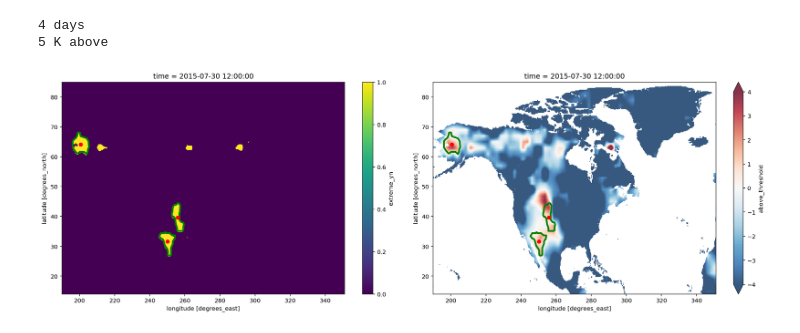
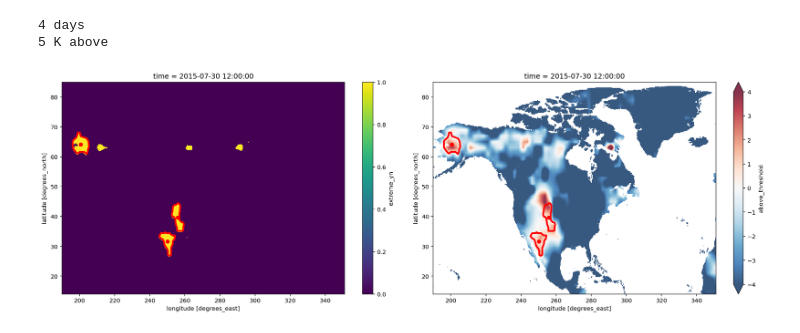
Before and after one commit to KorayKinik/heat-extremes-CMIP6, a Jupyter notebook: koray/bounding_contours.ipynb, the cells around one changed output. Drawn from its saved outputs; the diff is of its cells as text; code cells hidden in the pictures.

```diff
--- a/koray/bounding_contours.ipynb
+++ b/koray/bounding_contours.ipynb
@@ -130,7 +130,7 @@ class Contour():
 
 def find_contours(arr2d: np.array,
                   convex:bool=False,
-                  min_area:int=50) -> List[np.array]:
+                  min_area:int=150) -> List[np.array]:
     """Encapsulate islands of 1s and return contours, [(i,j),(..),].
     input:  day-slice of a dataset tasmax dataarray
     output: list of contours (np.arrays)"""
@@ -160,35 +160,35 @@ idx = 210
 
 # create plot(s)
 fig, (ax1, ax2) = plt.subplots(1,2, figsize=(18,6))
 
 # store some meta data for easy access
 dr = pd.DatetimeIndex(ds['time'].dt.floor('D').values.astype('str'))
 day = dr[idx].strftime("%Y-%m-%d")
 tasmax = ds['tasmax'].sel(time=day)
 tdiff = ds['above_threshold'].sel(time=day)
 extreme = ds['extreme_yn'].sel(time=day)
 
 im1 = extreme.squeeze().plot.imshow(ax=ax1)
 im2 = tdiff.squeeze().plot.imshow(ax=ax2, cmap='RdBu_r', vmin=4, vmax=-4, alpha=0.8)
 
 # find bounding contours
 arr2d = extreme.values[0]
 contours = find_contours(arr2d, convex=CONVEX, min_area=MIN_AREA)
 
 # add these patches on the plot(s)
 patches = [Polygon(c.projected.squeeze(), True) for c in contours]
 
-args = dict(edgecolors=("g",), linewidths=(3,), facecolor="none",)
+args = dict(edgecolors=("r",), linewidths=(3,), facecolor="none",)
 p = PatchCollection(patches, **args)
 ax1.add_collection(p)
 [ax1.scatter(x=c.center[0], y=c.center[1], c='r') for c in contours]
 p = PatchCollection(patches, **args)
 ax2.add_collection(p)
 [ax2.scatter(x=c.center[0], y=c.center[1], c='r') for c in contours]
 
 fig.tight_layout()
 # %% [output]
-[figure, old version]
+[figure, new version]
 # %%
 %%time
 ####################################
```
Also changed, not shown: parts of 6 cells of this notebook.
